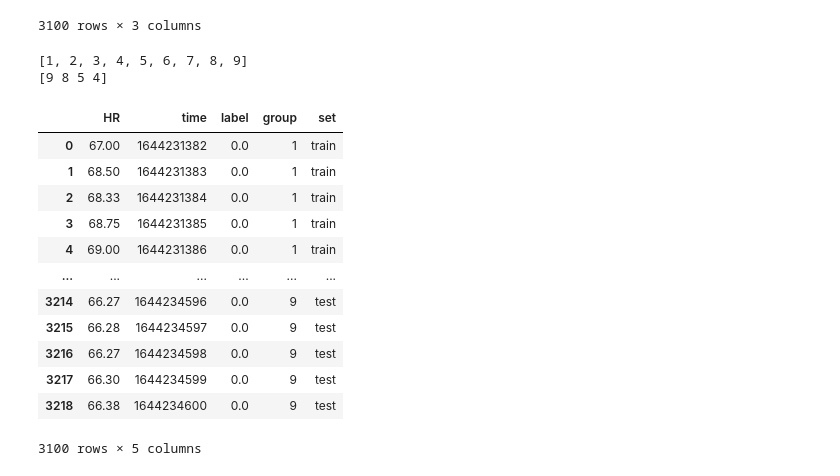
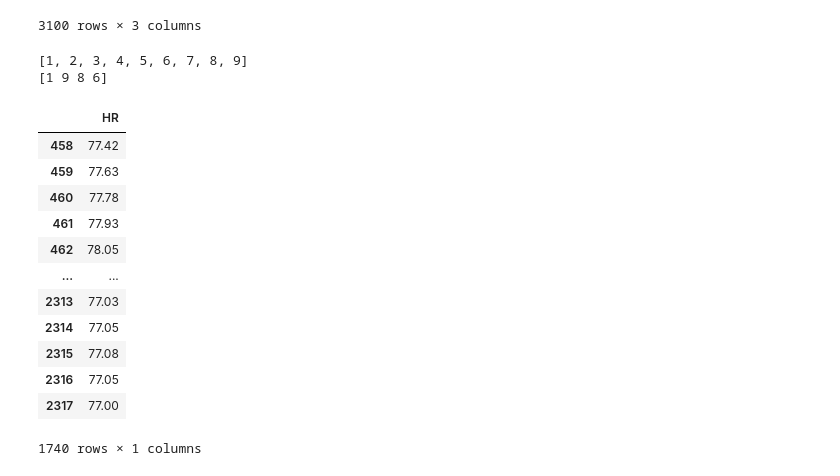
Before and after one commit to A01632681/DataScience, a Jupyter notebook: Assigment 2/AssigmentTests.ipynb, the cells around one changed output. Cells and saved outputs as stored; diff of their text form; code cells hidden in the pictures.

```diff
--- a/Assigment 2/AssigmentTests.ipynb
+++ b/Assigment 2/AssigmentTests.ipynb
@@ -258,49 +258,51 @@ df_HR
 # X_train_window, y_train_window = sliding_window(x_train, y_train, window_size)
 # X_test_window, y_test_window = sliding_window(x_test, y_test, window_size)
 
 # Implement screening ML algorithm (e.g. Decision Tree)
 # from sklearn.tree import DecisionTreeClassifier
 
 # # Fit the model
 # dt = DecisionTreeClassifier(random_state=42)
 # dt.fit(x_train, y_train)
 
 # # Evaluate the model
 # accuracy = dt.score(x_test, y_test)
 # print('Accuracy:', accuracy)
 # ------------------------------------------------------
 from sklearn.metrics import classification_report
 
 df_HR['group'] = (df_HR['label'] != df_HR['label'].shift()).cumsum()
 
 # Create a list of groups to exclude from the test set
 groups = list(df_HR['group'].unique())
 print(groups)
 exclude_groups = np.random.choice(groups, size=int(0.5*len(groups)), replace=False)
 print(exclude_groups)
 # Create a new column to indicate which rows are in the training set and which are in the test set
 df_HR['set'] = np.where(df_HR['group'].isin(exclude_groups), 'test', 'train')
 
 # Split the data into training and test sets
-train_df = df_HR[df_HR['set'] == 'train'].drop(columns=['time','group','set'])
-test_df = df_HR[df_HR['set'] == 'test'].drop(columns=['time','group','set'])
+x_train_df = df_HR[df_HR['set'] == 'train'].drop(columns=['label','time','group','set'])
+y_train_df = df_HR[df_HR['set'] == 'train'].drop(columns=['HR','time','group','set'])
+x_test_df = df_HR[df_HR['set'] == 'test'].drop(columns=['label','time','group','set'])
+y_test_df = df_HR[df_HR['set'] == 'test'].drop(columns=['HR','time','group','set'])
 pd.set_option('display.max_rows', 100)
-df_HR
+x_train_df
 # %% [output]
 [1, 2, 3, 4, 5, 6, 7, 8, 9]
-[9 8 5 4]
+[1 9 8 6]
-|  | HR | time | label | group | set |
-| 0 | 67.00 | 1644231382 | 0.0 | 1 | train |
-| 1 | 68.50 | 1644231383 | 0.0 | 1 | train |
-| 2 | 68.33 | 1644231384 | 0.0 | 1 | train |
-| 3 | 68.75 | 1644231385 | 0.0 | 1 | train |
-| 4 | 69.00 | 1644231386 | 0.0 | 1 | train |
-| ... | ... | ... | ... | ... | ... |
-| 3214 | 66.27 | 1644234596 | 0.0 | 9 | test |
-| 3215 | 66.28 | 1644234597 | 0.0 | 9 | test |
-| 3216 | 66.27 | 1644234598 | 0.0 | 9 | test |
-| 3217 | 66.30 | 1644234599 | 0.0 | 9 | test |
-| 3218 | 66.38 | 1644234600 | 0.0 | 9 | test |
+|  | HR |
+| 458 | 77.42 |
+| 459 | 77.63 |
+| 460 | 77.78 |
+| 461 | 77.93 |
+| 462 | 78.05 |
+| ... | ... |
+| 2313 | 77.03 |
+| 2314 | 77.05 |
+| 2315 | 77.08 |
+| 2316 | 77.05 |
+| 2317 | 77.00 |
-3100 rows × 5 columns
+1740 rows × 1 columns
 # %%
 # Create a sliding window of size n for the training data
```
Also changed, not shown: parts of 2 cells of this notebook.
